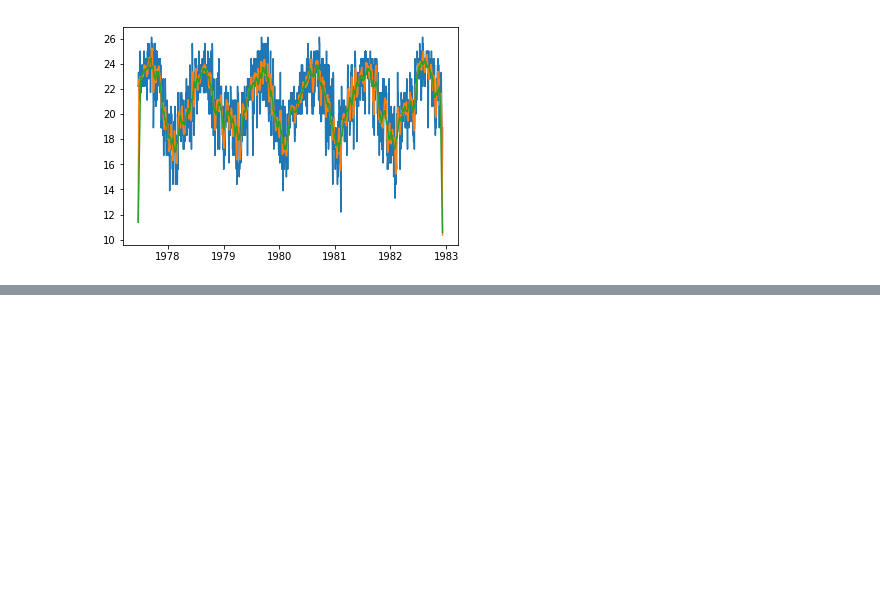
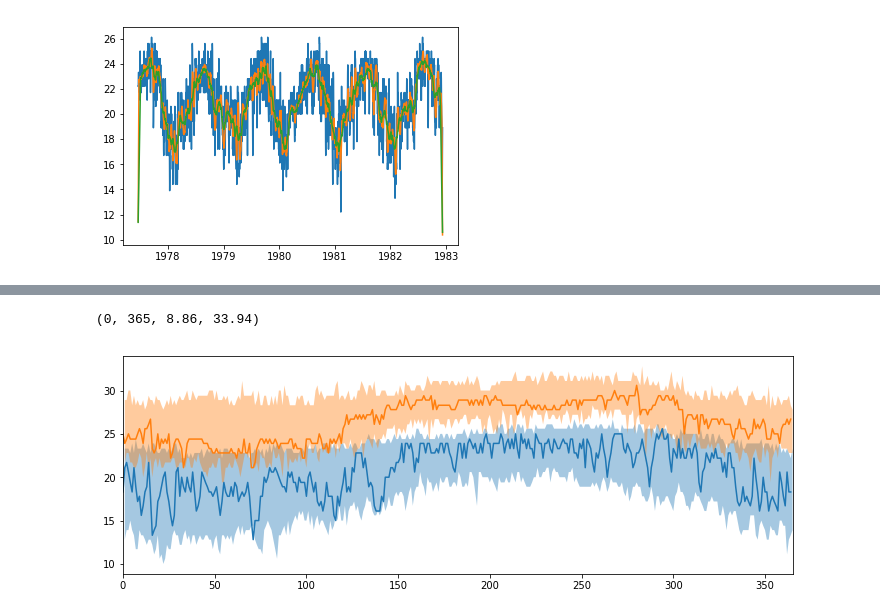
Before and after one commit to surya-durgaputra/PythonBasics, a Jupyter notebook: NumPy/5_W_data.ipynb, the cells around one changed output, grey strips where cells are left out. Saved outputs shown, nothing was run; the diff lists cells and outputs as text; code cells hidden in the pictures; blank space fills up the shorter version.

```diff
--- a/NumPy/5_W_data.ipynb
+++ b/NumPy/5_W_data.ipynb
@@ -308,0 +417,17 @@ plot_smoothed(lihue_tmin[10000:12000],30)#win=30
+# %%
+lihue_tmax_all = np.vstack([selectyear(lihue_tmax,year)[:365] for year in range(1951,2014+1)])
+lihue_tmax_recordmin = np.min(lihue_tmax_all,axis=0)
+lihue_tmax_recordmax = np.max(lihue_tmax_all,axis=0)
+# %%
+pp.figure(figsize=(12,4))
+days = np.arange(1,365+1)
+pp.fill_between(days,lihue_tmin_recordmin, lihue_tmin_recordmax, alpha=0.4)
+pp.plot(selectyear(lihue_tmin,2009))
+
+pp.fill_between(days,lihue_tmax_recordmin, lihue_tmax_recordmax, alpha=0.4)
+pp.plot(selectyear(lihue_tmax,2009))
+
+pp.axis(xmin=0,xmax=365)
+# %% [output]
+(0, 365, 8.86, 33.94)
+[figure, added]
```
Also changed, not shown: parts of 17 cells of this notebook, 3 other files.
